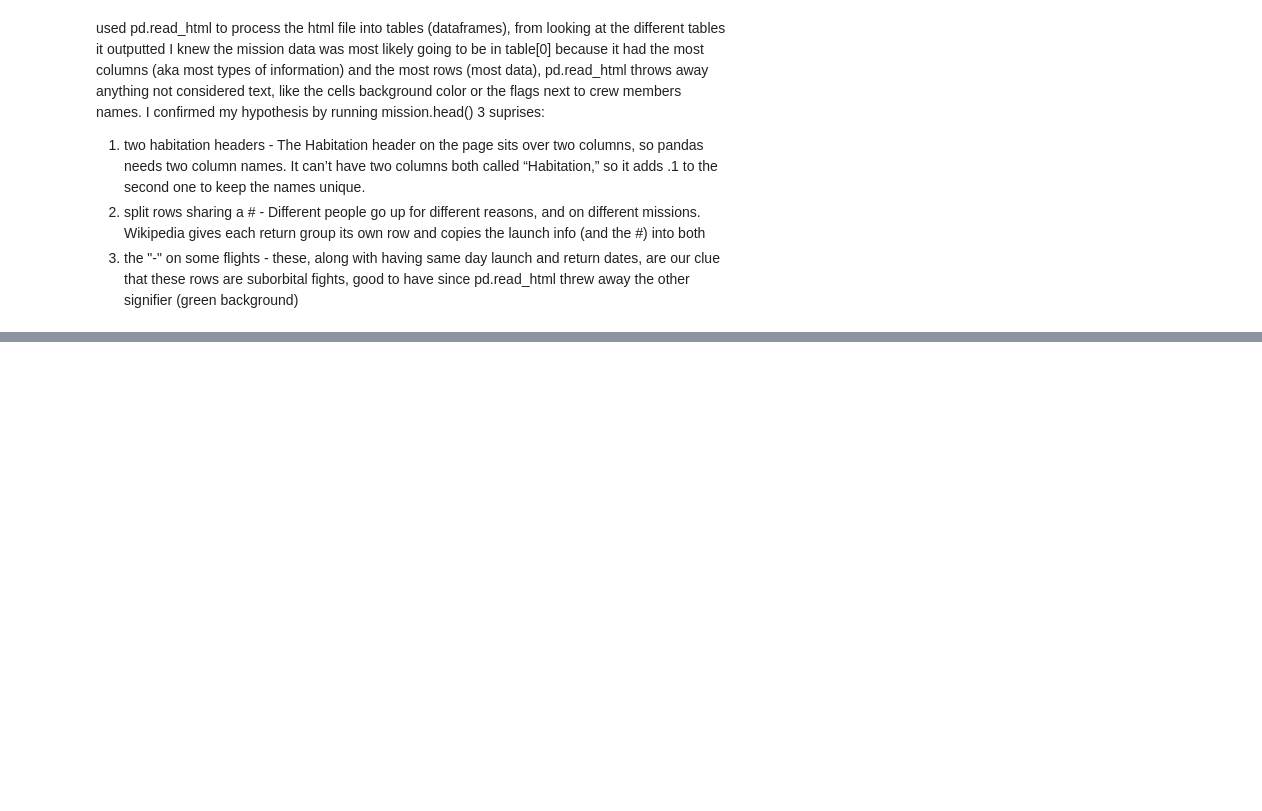
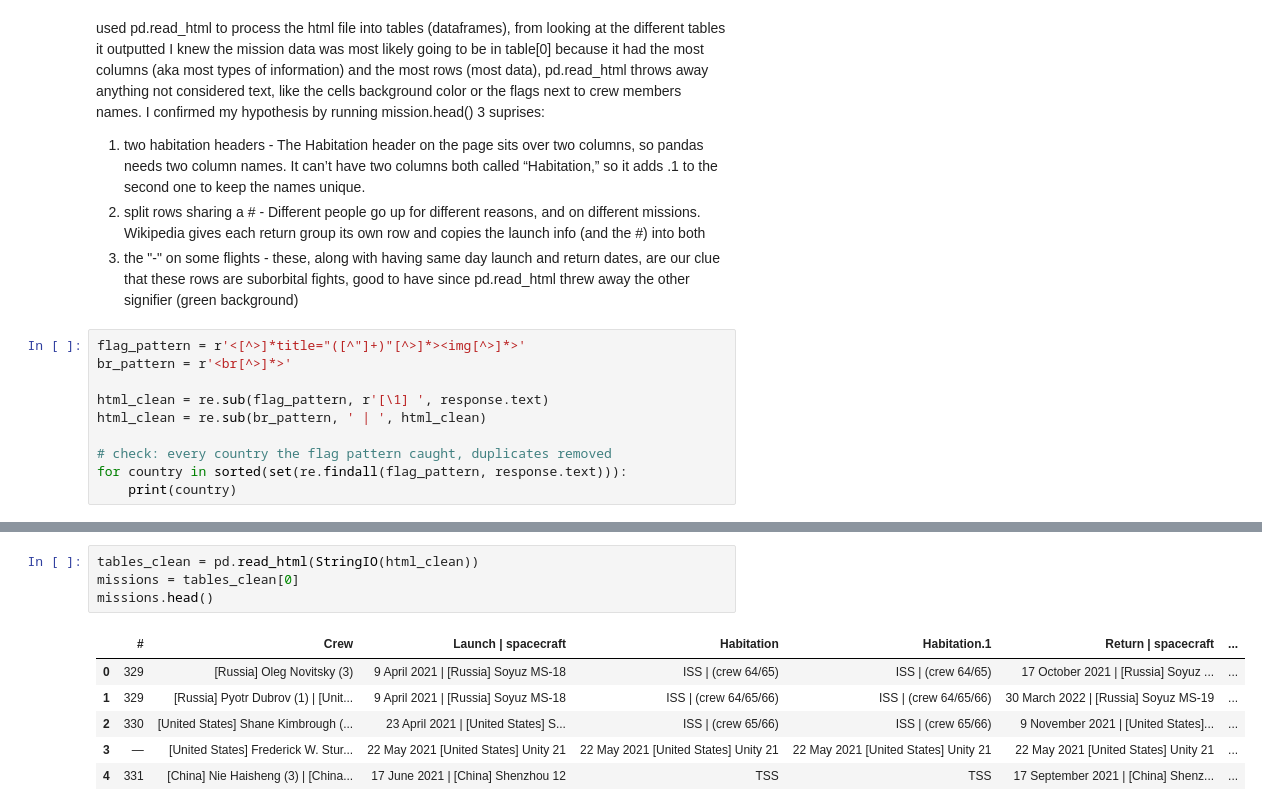
Before and after one commit to MayaVolkov/astronaut-missions-analysis, a Jupyter notebook: Astronaut_Mission_Analysis_.ipynb, the cells around one changed output, grey strips where cells are left out. Drawn from its saved outputs; the diff is of its cells as text; blank space fills up the shorter version.

Commit message:
regex rescues countries and separators before read_html

```diff
--- a/Astronaut_Mission_Analysis_.ipynb
+++ b/Astronaut_Mission_Analysis_.ipynb
@@ -277,3 +279,13 @@ used pd.read_html to process the html file into tables (dataframes), from lookin
 1. two habitation headers - The Habitation header on the page sits over two columns, so pandas needs two column names. It can’t have two columns both called “Habitation,” so it adds .1 to the second one to keep the names unique.
 2. split rows sharing a # - Different people go up for different reasons, and on different missions. Wikipedia gives each return group its own row and copies the launch info (and the #) into both
 3. the "-" on some flights - these, along with having same day launch and return dates, are our clue that these rows are suborbital fights, good to have since pd.read_html threw away the other signifier (green background)
+# %%
+flag_pattern = r'<[^>]*title="([^"]+)"[^>]*><img[^>]*>'
+br_pattern = r'<br[^>]*>'
+
+html_clean = re.sub(flag_pattern, r'[\1] ', response.text)
+html_clean = re.sub(br_pattern, ' | ', html_clean)
+
+# check: every country the flag pattern caught, duplicates removed
+for country in sorted(set(re.findall(flag_pattern, response.text))):
+    print(country)
@@ -279,0 +310,11 @@ used pd.read_html to process the html file into tables (dataframes), from lookin
+# %%
+tables_clean = pd.read_html(StringIO(html_clean))
+missions = tables_clean[0]
+missions.head()
+# %% [output]
+|  | # | Crew | Launch | spacecraft | Habitation | Habitation.1 | Return | spacecraft | ... |
+| 0 | 329 | [Russia] Oleg Novitsky (3) | 9 April 2021 | [Russia] Soyuz MS-18 | ISS | (crew 64/65) | ISS | (crew 64/65) | 17 October 2021 | [Russia] Soyuz ... | ... |
+| 1 | 329 | [Russia] Pyotr Dubrov (1) | [Unit... | 9 April 2021 | [Russia] Soyuz MS-18 | ISS | (crew 64/65/66) | ISS | (crew 64/65/66) | 30 March 2022 | [Russia] Soyuz MS-19 | ... |
+| 2 | 330 | [United States] Shane Kimbrough (... | 23 April 2021 | [United States] S... | ISS | (crew 65/66) | ISS | (crew 65/66) | 9 November 2021 | [United States]... | ... |
+| 3 | — | [United States] Frederick W. Stur... | 22 May 2021 [United States] Unity 21 | 22 May 2021 [United States] Unity 21 | 22 May 2021 [United States] Unity 21 | 22 May 2021 [United States] Unity 21 | ... |
+| 4 | 331 | [China] Nie Haisheng (3) | [China... | 17 June 2021 | [China] Shenzhou 12 | TSS | TSS | 17 September 2021 | [China] Shenz... | ... |
```
Also changed, not shown: parts of 2 cells of this notebook.
